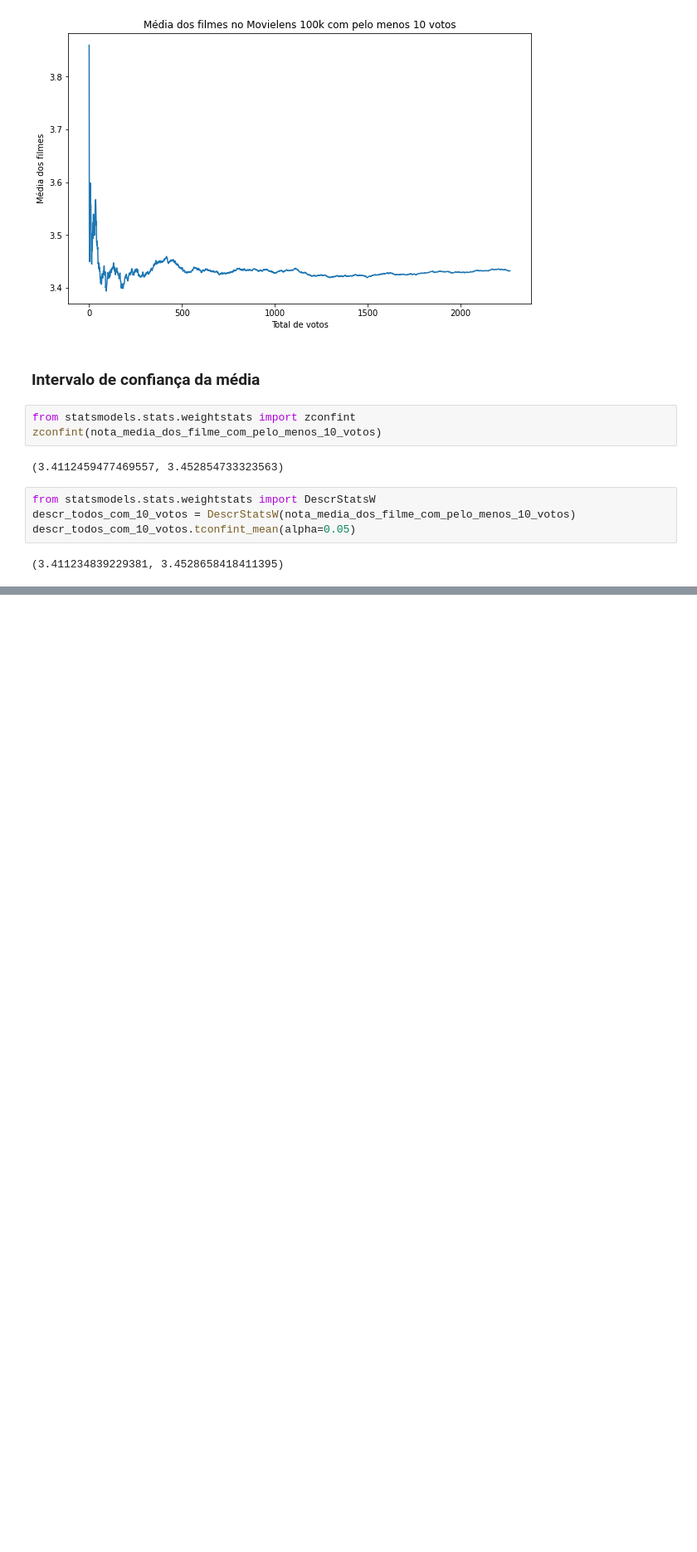
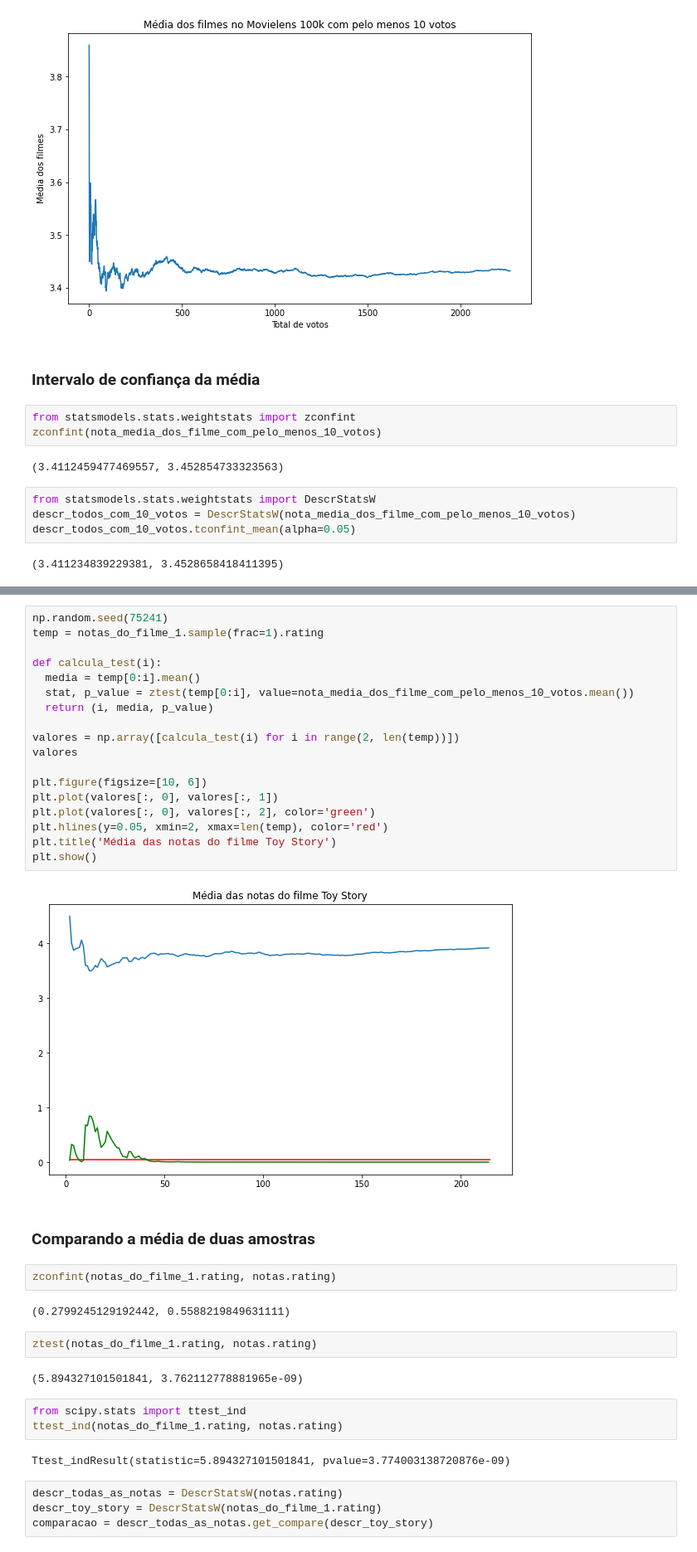
Before and after one commit to LilianeAquino/notebooks_cursos_alura, a Jupyter notebook: Estatística/Parte 4/Data_Science_Introdução_a_testes.ipynb, the cells around one changed output, grey strips where cells are left out. Shown: that part at 83% size. Cells and saved outputs as stored; diff of their text form; blank space fills up the shorter version.

```diff
--- a/Estatística/Parte 4/Data_Science_Introdução_a_testes.ipynb
+++ b/Estatística/Parte 4/Data_Science_Introdução_a_testes.ipynb
@@ -282,0 +366,39 @@ descr_todos_com_10_votos.tconfint_mean(alpha=0.05)
+# %%
+np.random.seed(75241)
+temp = notas_do_filme_1.sample(frac=1).rating
+
+def calcula_test(i):
+  media = temp[0:i].mean()
+  stat, p_value = ztest(temp[0:i], value=nota_media_dos_filme_com_pelo_menos_10_votos.mean())
+  return (i, media, p_value)
+
+valores = np.array([calcula_test(i) for i in range(2, len(temp))])
+valores
+
+plt.figure(figsize=[10, 6])
+plt.plot(valores[:, 0], valores[:, 1])
+plt.plot(valores[:, 0], valores[:, 2], color='green')
+plt.hlines(y=0.05, xmin=2, xmax=len(temp), color='red')
+plt.title('Média das notas do filme Toy Story')
+plt.show()
+# %% [output]
+[figure, added]
+# %% [markdown]
+### Comparando a média de duas amostras
+# %%
+zconfint(notas_do_filme_1.rating, notas.rating)
+# %% [output]
+(0.2799245129192442, 0.5588219849631111)
+# %%
+ztest(notas_do_filme_1.rating, notas.rating)
+# %% [output]
+(5.894327101501841, 3.762112778881965e-09)
+# %%
+from scipy.stats import ttest_ind
+ttest_ind(notas_do_filme_1.rating, notas.rating)
+# %% [output]
+Ttest_indResult(statistic=5.894327101501841, pvalue=3.774003138720876e-09)
+# %%
+descr_todas_as_notas = DescrStatsW(notas.rating)
+descr_toy_story = DescrStatsW(notas_do_filme_1.rating)
+comparacao = descr_todas_as_notas.get_compare(descr_toy_story)
```
Also changed, not shown: parts of 24 cells of this notebook.
